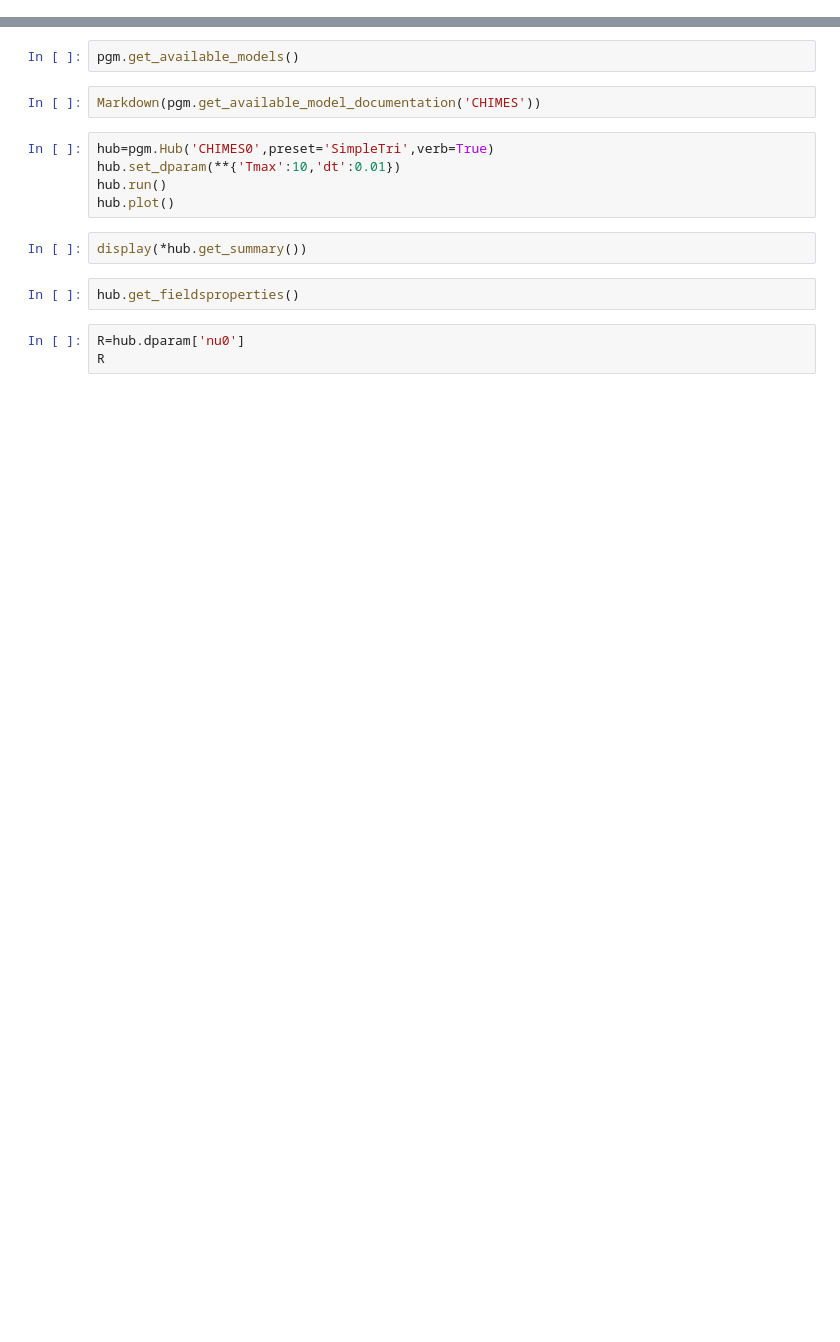
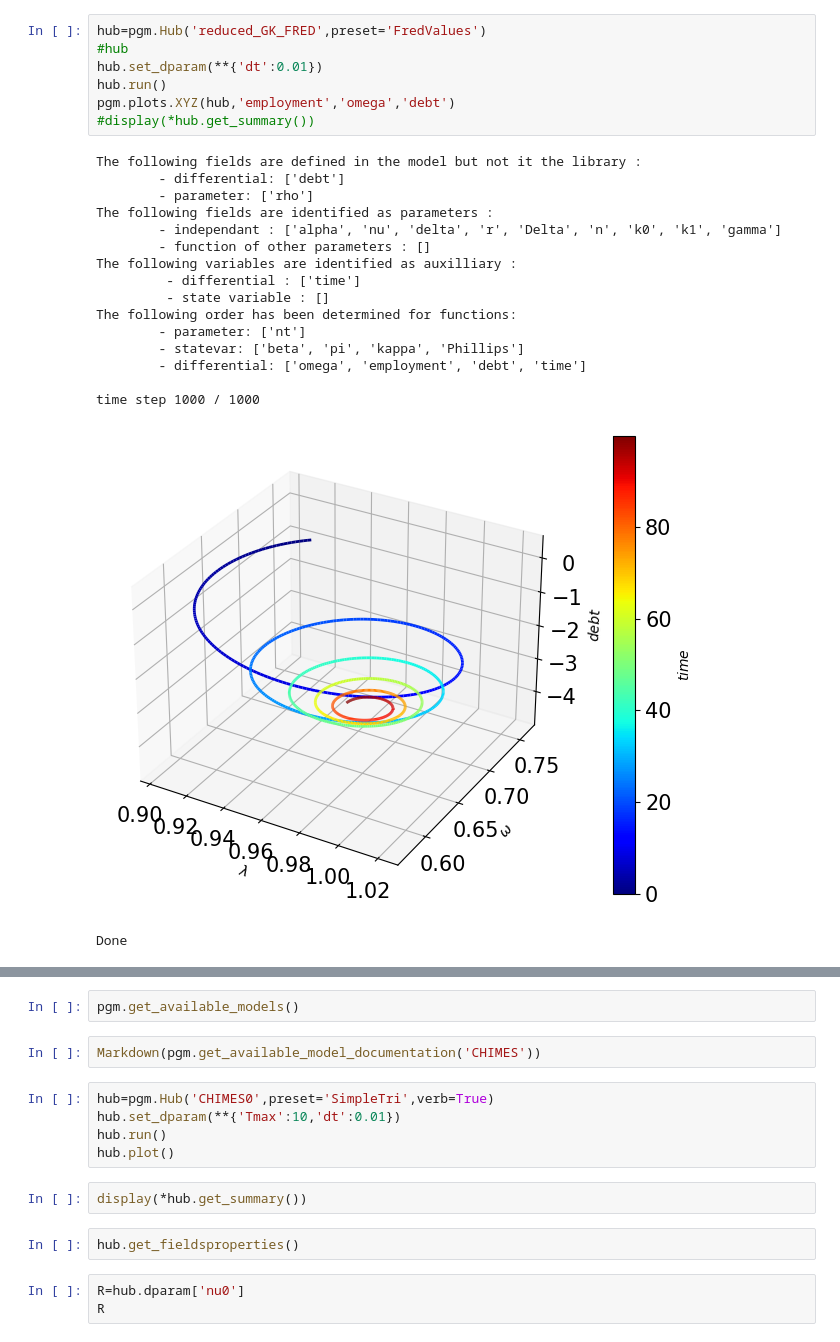
Before and after one commit to DaluS/CHIMES, a Jupyter notebook: doc/Misc/ECHIMESIU.ipynb, the cells around one changed output, grey strips where cells are left out. Saved outputs shown, nothing was run; the diff lists cells and outputs as text; blank space fills up the shorter version.

```diff
--- a/doc/Misc/ECHIMESIU.ipynb
+++ b/doc/Misc/ECHIMESIU.ipynb
@@ -39,2 +24,27 @@ If you want to customize pyIDEE (advancer users) like removing this message, edi
 [interactive output not drawn]
 [interactive output not drawn]
+# %%
+hub=pgm.Hub('reduced_GK_FRED',preset='FredValues')
+#hub
+hub.set_dparam(**{'dt':0.01})
+hub.run()
+pgm.plots.XYZ(hub,'employment','omega','debt')
+#display(*hub.get_summary())
+# %% [output]
+The following fields are defined in the model but not it the library :
+        - differential: ['debt']
+        - parameter: ['rho']
+The following fields are identified as parameters :
+        - independant : ['alpha', 'nu', 'delta', 'r', 'Delta', 'n', 'k0', 'k1', 'gamma']
+        - function of other parameters : []
+The following variables are identified as auxilliary :
+         - differential : ['time']
+         - state variable : []
+The following order has been determined for functions:
+        - parameter: ['nt']
+        - statevar: ['beta', 'pi', 'kappa', 'Phillips']
+        - differential: ['omega', 'employment', 'debt', 'time']
+
+time step 1000 / 1000
+[figure, added]
+Done
```
Also changed, not shown: parts of 8 cells of this notebook, 3 other files.
